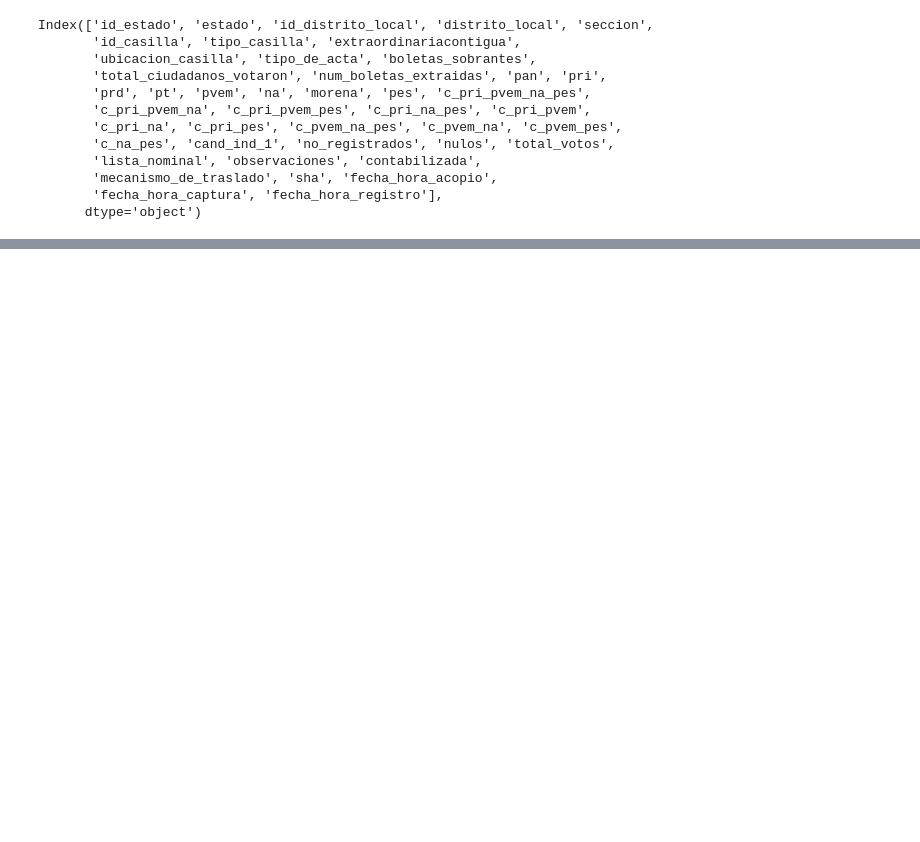
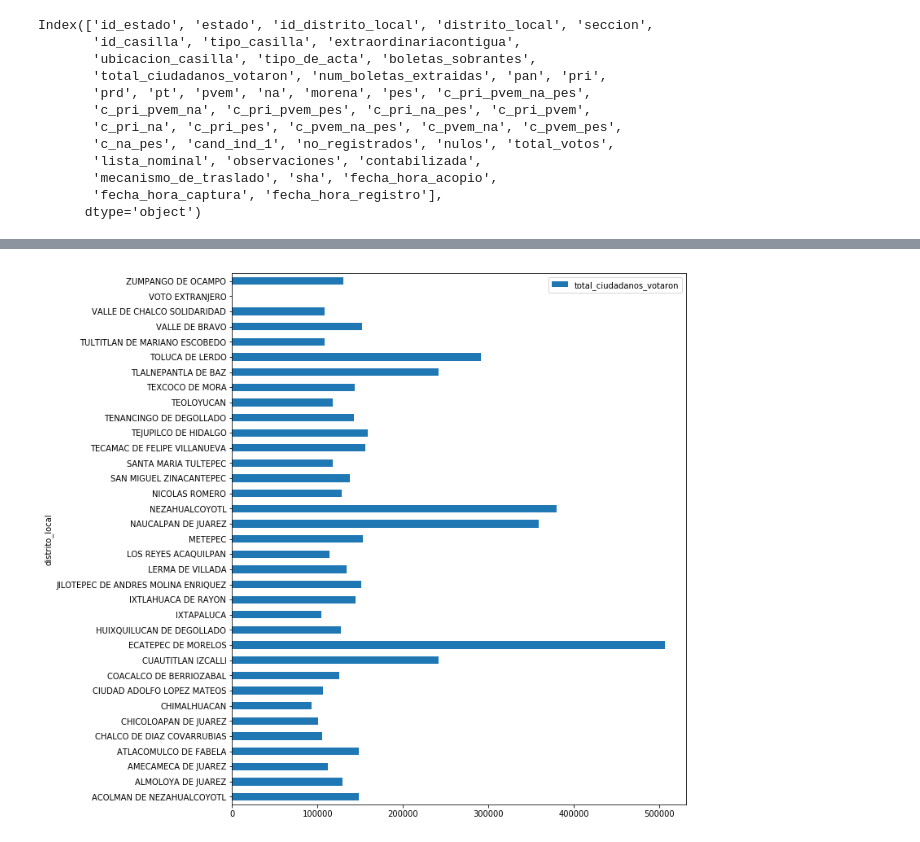
Before and after one commit to CommonBannannas/2017-edomex-elec, a Jupyter notebook: 1_Exploration.ipynb, the cells around one changed output, grey strips where cells are left out. Drawn from its saved outputs; the diff is of its cells as text; code cells hidden in the pictures; blank space fills up the shorter version.

```diff
--- a/1_Exploration.ipynb
+++ b/1_Exploration.ipynb
@@ -29,0 +32,6 @@ data.groupby('id_distrito_local').total_ciudadanos_votaron.sum().reset_index()\
+# %%
+%matplotlib inline
+data.groupby('distrito_local').total_ciudadanos_votaron.sum().reset_index()\
+.plot(kind='barh', x='distrito_local', y='total_ciudadanos_votaron', figsize=(10,12));
+# %% [output]
+[figure, added]
```
Also changed, not shown: parts of 8 cells of this notebook, 1 other file.
